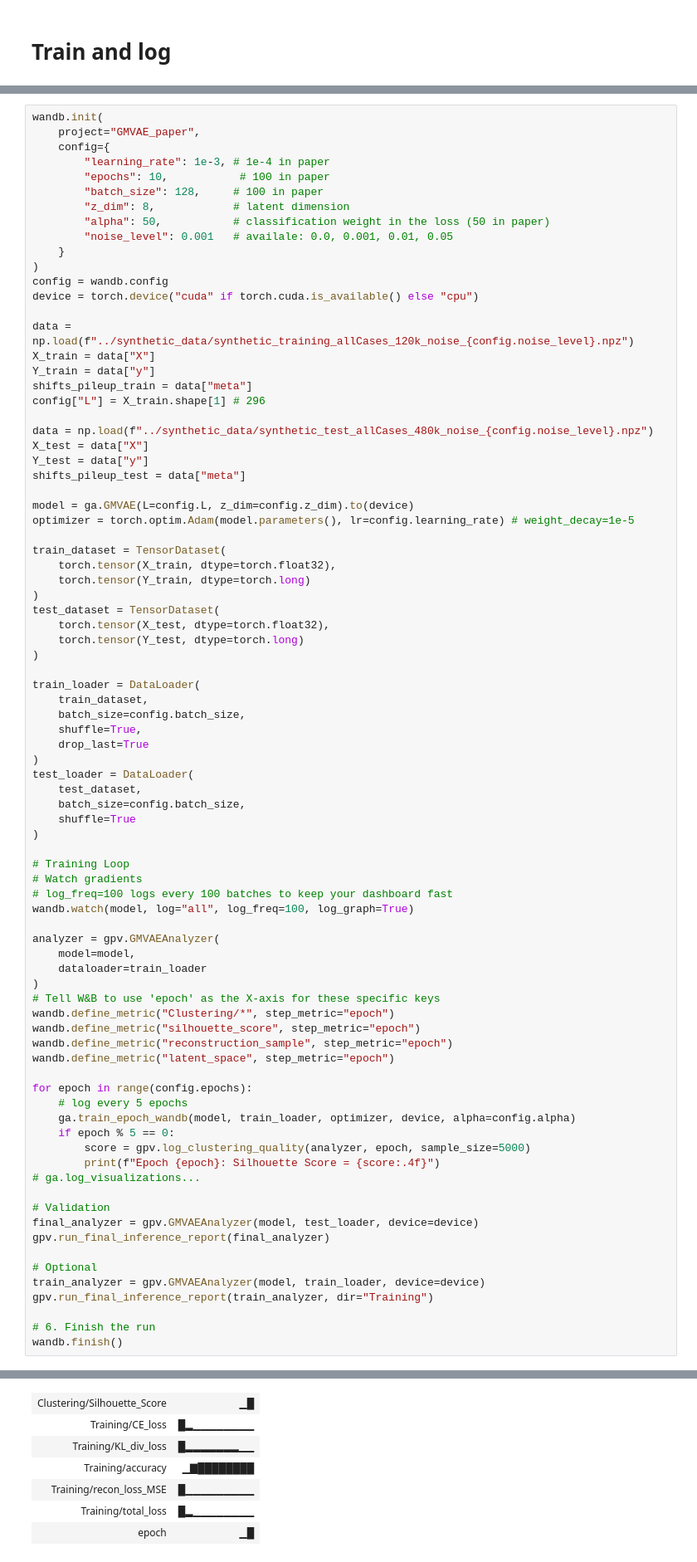
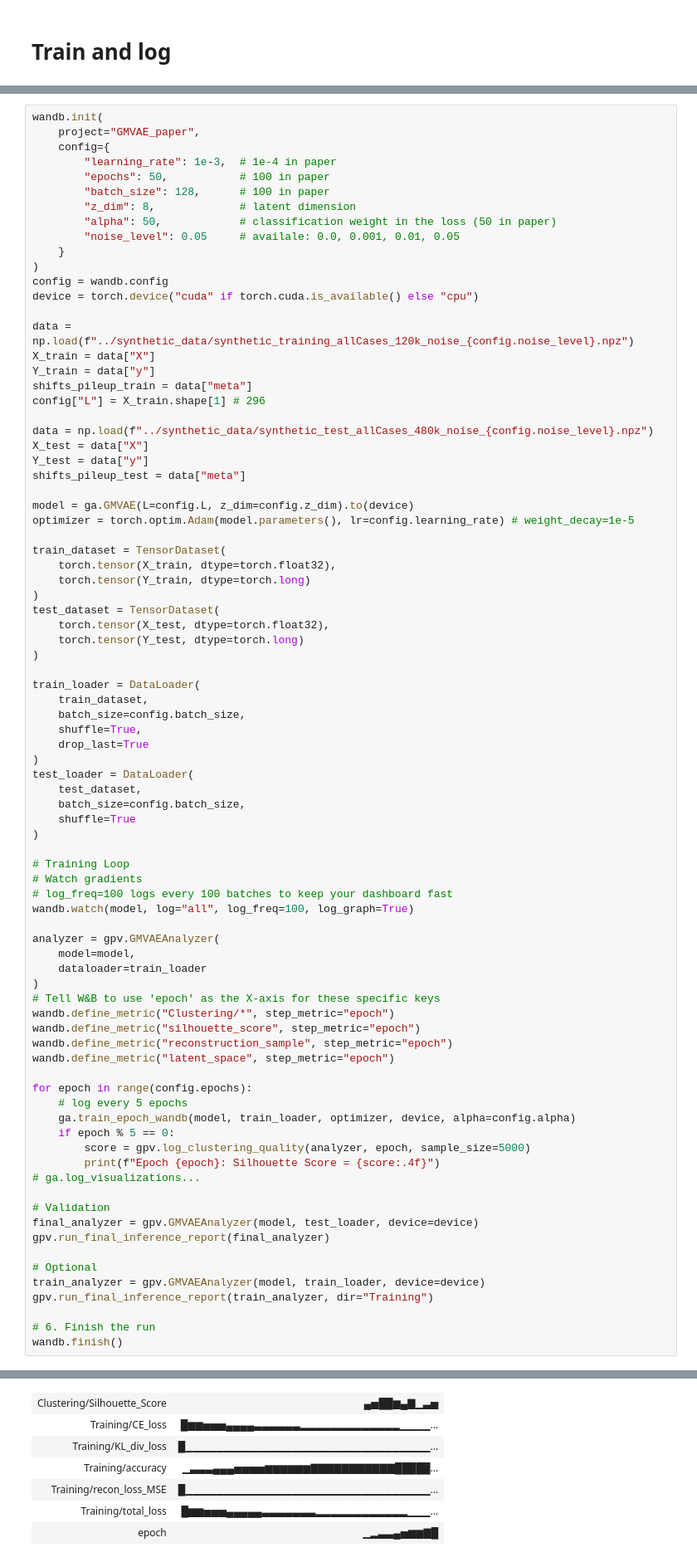
Before and after one commit to eberthol/PSD_GMVA_paper, a Jupyter notebook: GMVAE/Minimal_GMVAE_WandB.ipynb, the cells around one changed output, grey strips where cells are left out. Shown at 83% size. Cells and saved outputs as stored; diff of their text form.

```diff
--- a/GMVAE/Minimal_GMVAE_WandB.ipynb
+++ b/GMVAE/Minimal_GMVAE_WandB.ipynb
@@ -43,12 +55,12 @@ warnings.filterwarnings('ignore', message='.*matmul.*')
 wandb.init(
     project="GMVAE_paper",
     config={
-        "learning_rate": 1e-3, # 1e-4 in paper
-        "epochs": 10,           # 100 in paper
-        "batch_size": 128,     # 100 in paper
-        "z_dim": 8,            # latent dimension
-        "alpha": 50,           # classification weight in the loss (50 in paper)
-        "noise_level": 0.001   # availale: 0.0, 0.001, 0.01, 0.05
+        "learning_rate": 1e-3,  # 1e-4 in paper
+        "epochs": 50,           # 100 in paper
+        "batch_size": 128,      # 100 in paper
+        "z_dim": 8,             # latent dimension
+        "alpha": 50,            # classification weight in the loss (50 in paper)
+        "noise_level": 0.05     # availale: 0.0, 0.001, 0.01, 0.05
     }
 )
 config = wandb.config
@@ -139,11 +159,11 @@ Epoch 5: Silhouette Score = 0.1411
 ✅ Final Report Sent to W&B.
 [interactive output not drawn]
 Run history:
-| Clustering/Silhouette_Score | ▁█ |
-| Training/CE_loss | █▂▁▁▁▁▁▁▁▁ |
-| Training/KL_div_loss | █▂▂▂▂▂▂▂▁▁ |
-| Training/accuracy | ▁▇████████ |
-| Training/recon_loss_MSE | █▁▁▁▁▁▁▁▁▁ |
-| Training/total_loss | █▂▁▁▁▁▁▁▁▁ |
-| epoch | ▁█ |
+| Clustering/Silhouette_Score | ▄▅██▆▄▇▁▃▅ |
+| Training/CE_loss | █▆▆▅▅▅▄▄▄▄▃▃▃▃▃▃▂▂▂▂▂▂▂▂▂▂▂▂▂▁▁▁▁... |
+| Training/KL_div_loss | █▁▁▁▁▁▁▁▁▁▁▁▁▁▁▁▁▁▁▁▁▁▁▁▁▁▁▁▁▁▁▁▁... |
+| Training/accuracy | ▁▃▃▃▄▄▄▅▅▅▅▆▆▆▆▆▆▇▇▇▇▇▇▇▇▇▇▇█████... |
+| Training/recon_loss_MSE | █▁▁▁▁▁▁▁▁▁▁▁▁▁▁▁▁▁▁▁▁▁▁▁▁▁▁▁▁▁▁▁▁... |
+| Training/total_loss | █▆▆▅▅▅▄▄▄▄▄▃▃▃▃▃▃▃▂▂▂▂▂▂▂▂▂▂▂▂▁▁▁... |
+| epoch | ▁▂▃▃▄▅▆▆▇█ |
 ... (4 outputs left out)
```
Also changed, not shown: parts of 2 cells of this notebook, 5 other files.
